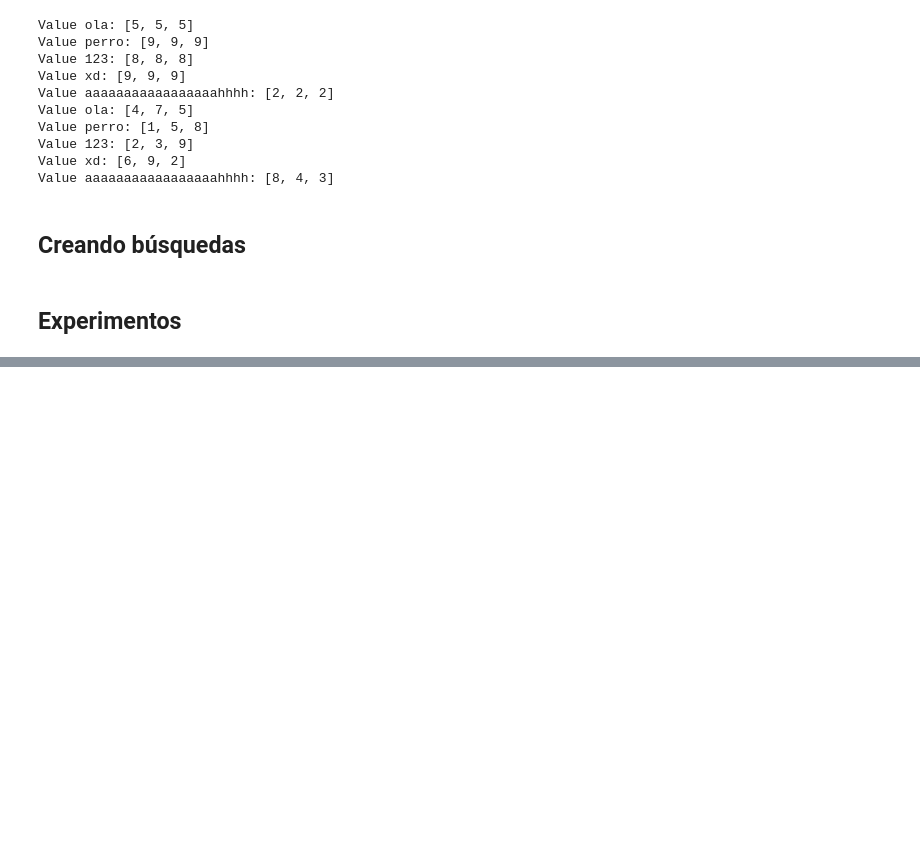
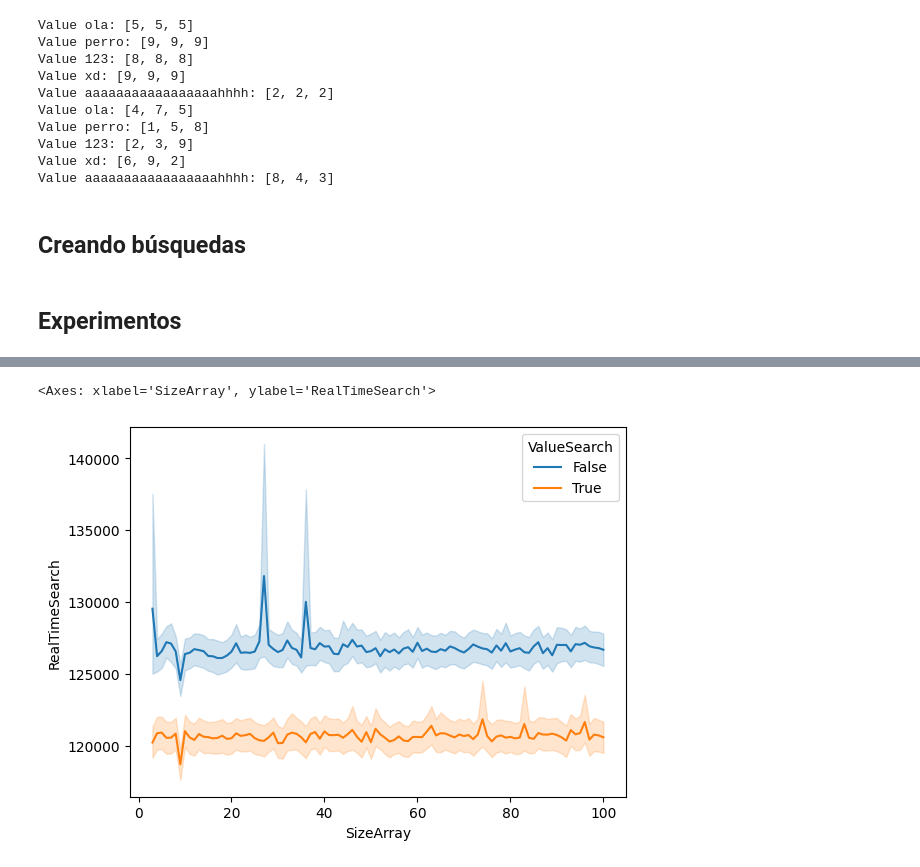
Before and after one commit to MrChurrasco/Tarea3Log, a Jupyter notebook: main.ipynb, the cells around one changed output, grey strips where cells are left out. Saved outputs shown, nothing was run; the diff lists cells and outputs as text; code cells hidden in the pictures; blank space fills up the shorter version.

```diff
--- a/main.ipynb
+++ b/main.ipynb
@@ -271,0 +280,2 @@ memory usage: 132.2 KB
+# %%
+dataset["RealTimeSearch"] = [(dataset.loc[i,"TimeFilter"] + dataset.loc[i,"TimeSearch"] if not dataset.loc[i,"ValueFilter"] else dataset.loc[i,"TimeFilter"]) for i in range(dataset.shape[0])]
@@ -271,0 +300,10 @@ memory usage: 132.2 KB
+# %%
+sns.lineplot(dataset,
+             y="RealTimeSearch",
+             x="SizeArray",
+             hue="ValueSearch",
+             estimator="mean",
+             )
+# %% [output]
+<Axes: xlabel='SizeArray', ylabel='RealTimeSearch'>
+[figure, added]
```
Also changed, not shown: parts of 13 cells of this notebook, 3 other files.
